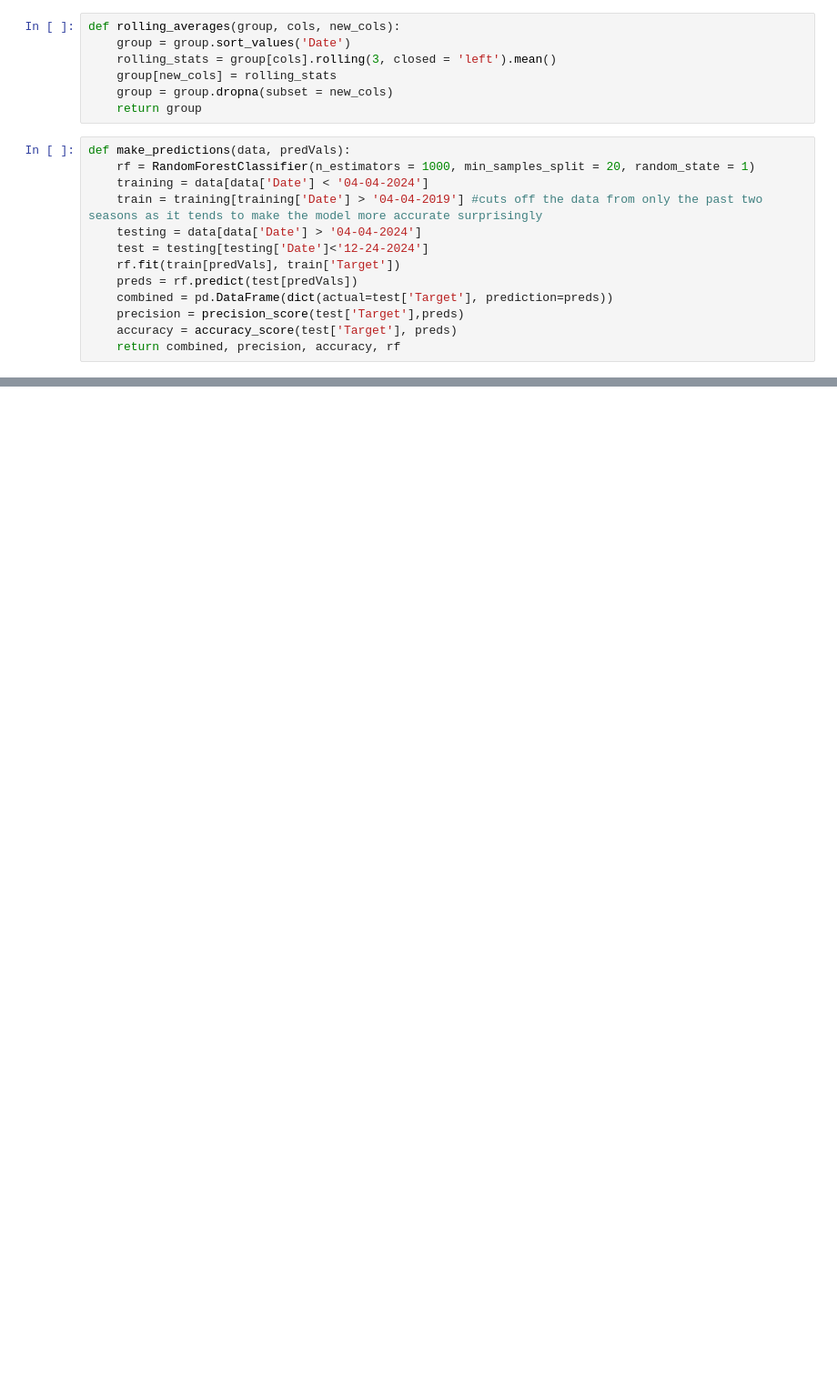
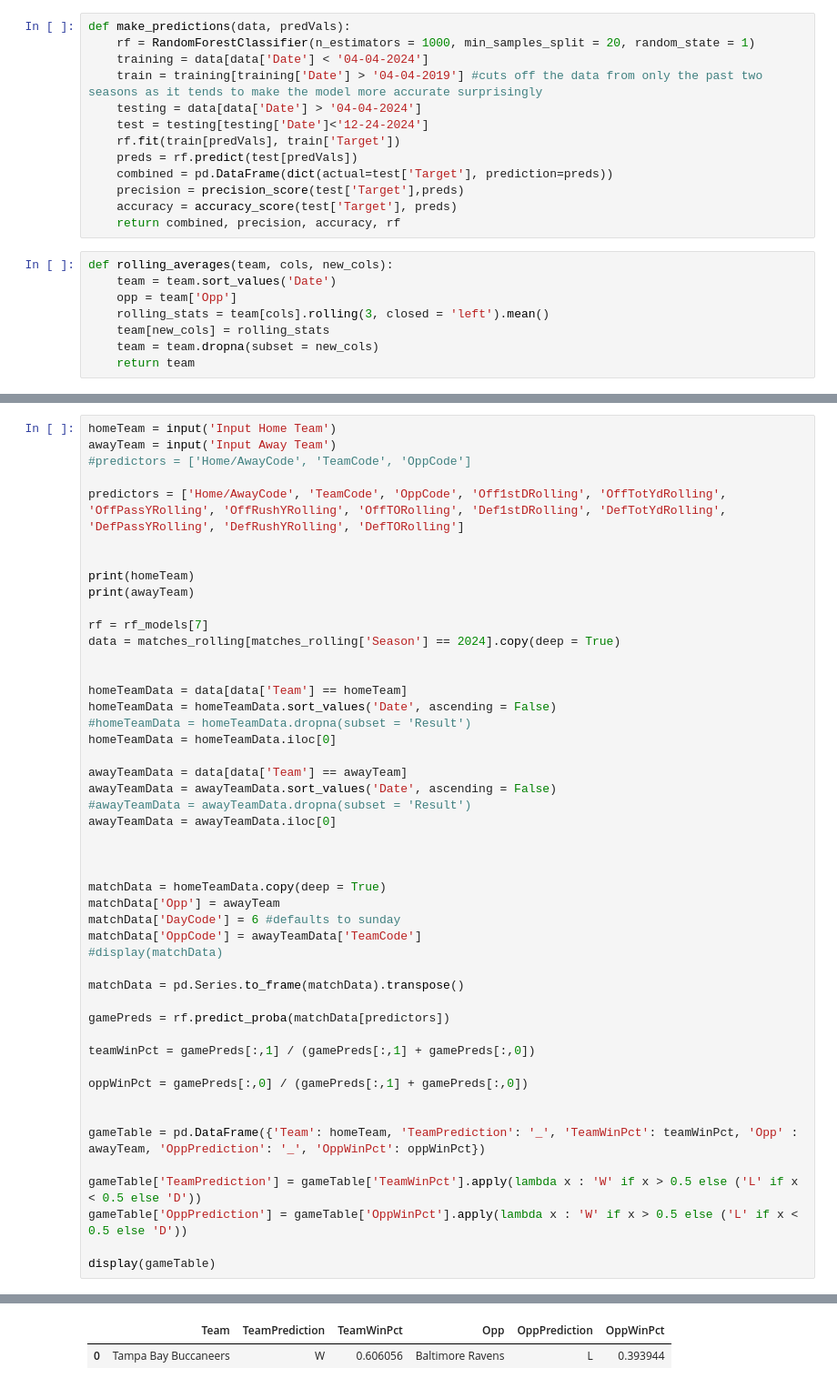
Before and after one commit to Meherzan-Gai/nfl-win-predictor, a Jupyter notebook: predictor.ipynb, the cells around one changed output, grey strips where cells are left out. Shown: that part at 91% size. Cells and saved outputs as stored; diff of their text form; blank space fills up the shorter version.

Commit message:
Added in the ability to enter two team names and have a prediction made based on the two teams playing

```diff
--- a/predictor.ipynb
+++ b/predictor.ipynb
@@ -114,10 +111,3 @@ def mapWin(col):
-# %%
-def rolling_averages(group, cols, new_cols):
-    group = group.sort_values('Date')
-    rolling_stats = group[cols].rolling(3, closed = 'left').mean()
-    group[new_cols] = rolling_stats
-    group = group.dropna(subset = new_cols)
-    return group
 # %%
 def make_predictions(data, predVals):
     rf = RandomForestClassifier(n_estimators = 1000, min_samples_split = 20, random_state = 1)
@@ -131,6 +121,14 @@ def make_predictions(data, predVals):
     precision = precision_score(test['Target'],preds)
     accuracy = accuracy_score(test['Target'], preds)
     return combined, precision, accuracy, rf
+# %%
+def rolling_averages(team, cols, new_cols):
+    team = team.sort_values('Date')
+    opp = team['Opp']
+    rolling_stats = team[cols].rolling(3, closed = 'left').mean()
+    team[new_cols] = rolling_stats
+    team = team.dropna(subset = new_cols)
+    return team
 # %%
 
 #Used to bypass deprecation warning but still have the 'Team' index included in the dataframe
@@ -434,3 +402,52 @@ Predictors: ['Home/AwayCode', 'TeamCode', 'OppCode', 'TmSc', 'OppSc']
 | 30 | 2025-01-05 00:00:00 | Tennessee Titans | L | 0.449072 | Houston Texans | W | 0.550928 |
 | 31 | 2025-01-05 00:00:00 | Washington Commanders | L | 0.326224 | Dallas Cowboys | W | 0.673776 |
 ... (13 outputs left out)
+# %%
+homeTeam = input('Input Home Team')
+awayTeam = input('Input Away Team')
+#predictors = ['Home/AwayCode', 'TeamCode', 'OppCode']
+
+predictors = ['Home/AwayCode', 'TeamCode', 'OppCode', 'Off1stDRolling', 'OffTotYdRolling', 'OffPassYRolling', 'OffRushYRolling', 'OffTORolling', 'Def1stDRolling', 'DefTotYdRolling', 'DefPassYRolling', 'DefRushYRolling', 'DefTORolling']
+
+
+print(homeTeam)
+print(awayTeam)
+
+rf = rf_models[7]
+data = matches_rolling[matches_rolling['Season'] == 2024].copy(deep = True)
+
+
+homeTeamData = data[data['Team'] == homeTeam]
+homeTeamData = homeTeamData.sort_values('Date', ascending = False)
+#homeTeamData = homeTeamData.dropna(subset = 'Result')
+homeTeamData = homeTeamData.iloc[0]
+
+awayTeamData = data[data['Team'] == awayTeam]
+awayTeamData = awayTeamData.sort_values('Date', ascending = False)
+#awayTeamData = awayTeamData.dropna(subset = 'Result')
+awayTeamData = awayTeamData.iloc[0]
+
+
+
+matchData = homeTeamData.copy(deep = True)
+matchData['Opp'] = awayTeam
+matchData['DayCode'] = 6 #defaults to sunday
+matchData['OppCode'] = awayTeamData['TeamCode']
+#display(matchData)
+
+matchData = pd.Series.to_frame(matchData).transpose()
+
+gamePreds = rf.predict_proba(matchData[predictors])
+
+teamWinPct = gamePreds[:,1] / (gamePreds[:,1] + gamePreds[:,0])
+
+oppWinPct = gamePreds[:,0] / (gamePreds[:,1] + gamePreds[:,0])
+
+
+gameTable = pd.DataFrame({'Team': homeTeam, 'TeamPrediction': '_', 'TeamWinPct': teamWinPct, 'Opp' : awayTeam, 'OppPrediction': '_', 'OppWinPct': oppWinPct})
+
+gameTable['TeamPrediction'] = gameTable['TeamWinPct'].apply(lambda x : 'W' if x > 0.5 else ('L' if x < 0.5 else 'D'))
+gameTable['OppPrediction'] = gameTable['OppWinPct'].apply(lambda x : 'W' if x > 0.5 else ('L' if x < 0.5 else 'D'))
+
+display(gameTable)
+# %% [output]
@@ -436,0 +458,2 @@ Predictors: ['Home/AwayCode', 'TeamCode', 'OppCode', 'TmSc', 'OppSc']
+|  | Team | TeamPrediction | TeamWinPct | Opp | OppPrediction | OppWinPct |
+| 0 | Tampa Bay Buccaneers | W | 0.606056 | Baltimore Ravens | L | 0.393944 |
```
Also changed, not shown: parts of 5 cells of this notebook.
